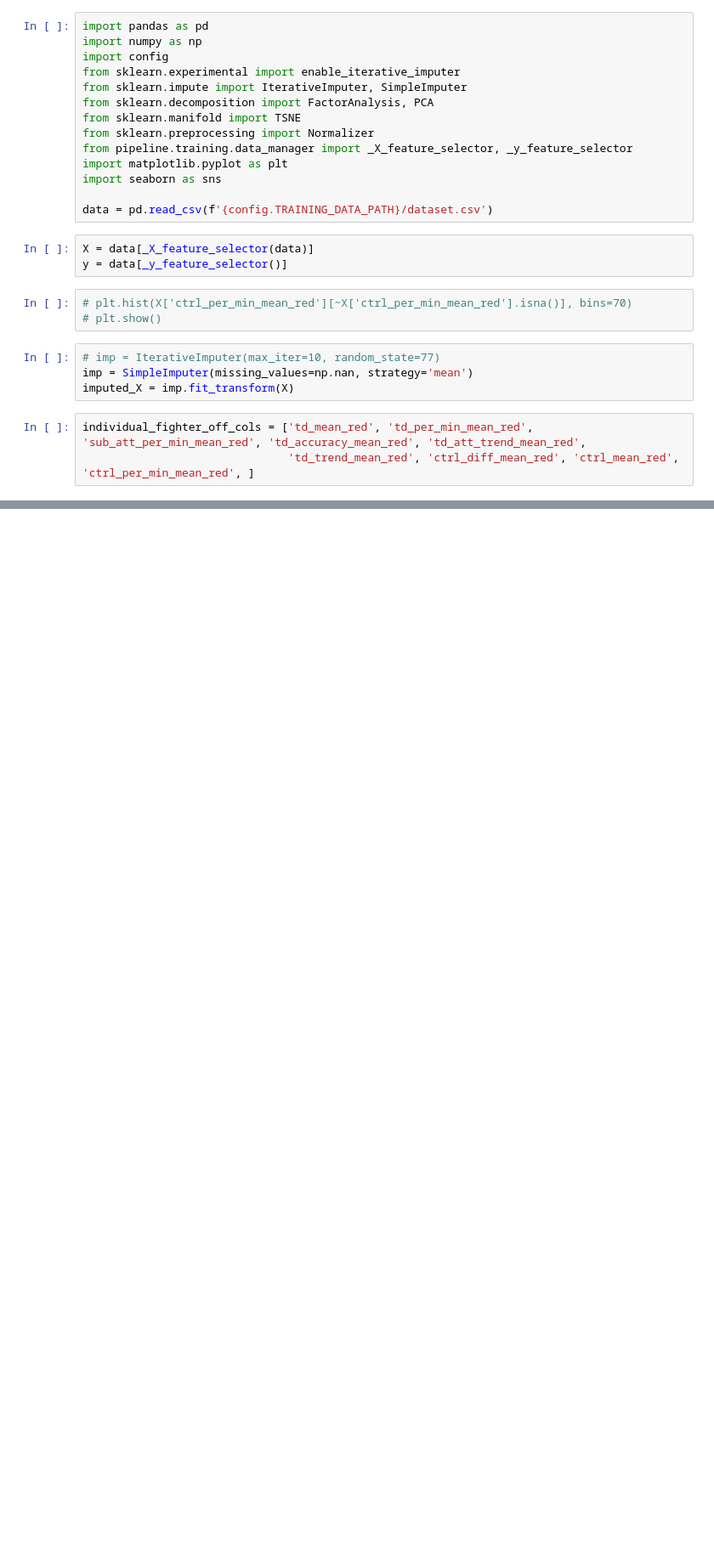
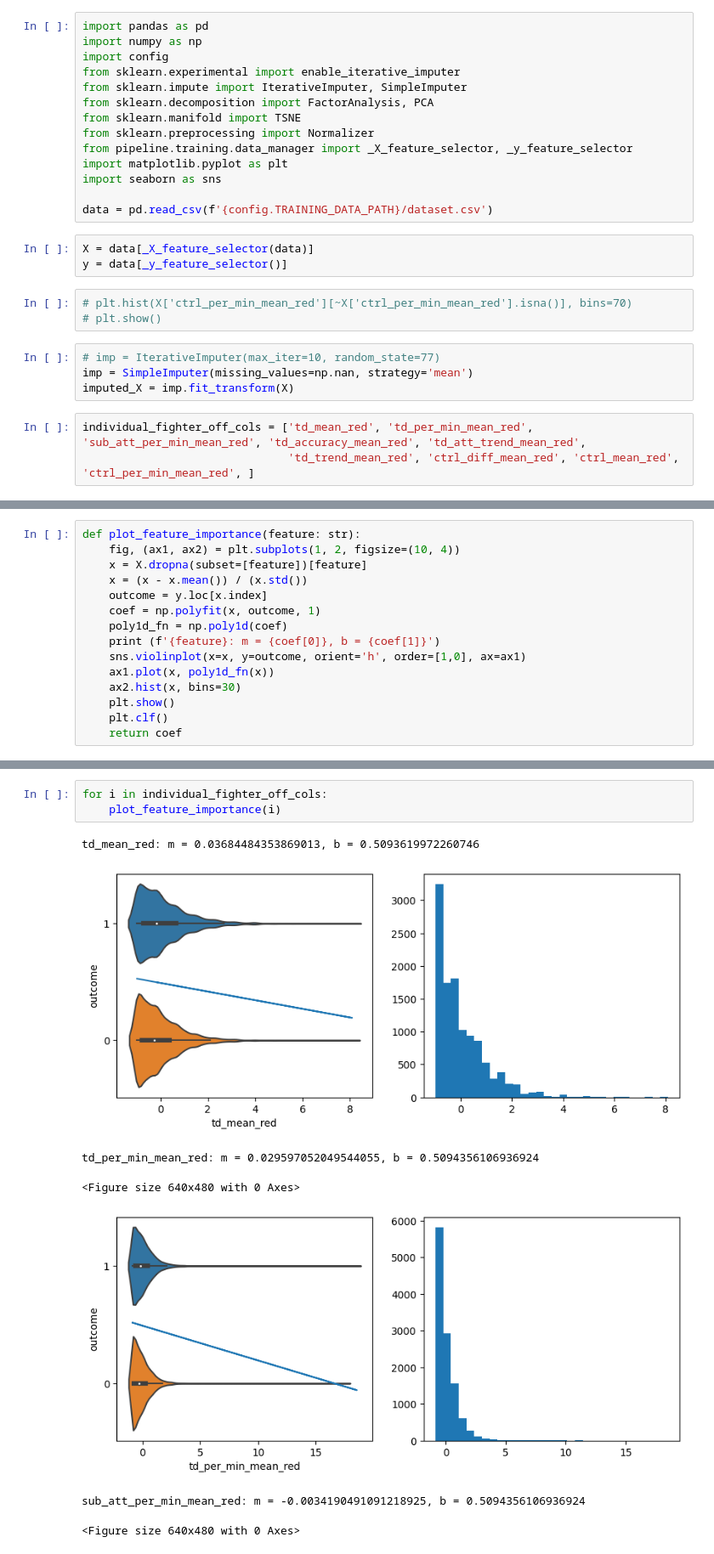
Before and after one commit to mnazzaro/SportsBetting, a Jupyter notebook: source/exploratory_data_analysis.ipynb, the cells around one changed output, grey strips where cells are left out. Shown at 85% size. Cells and saved outputs as stored; diff of their text form; blank space fills up the shorter version.

```diff
--- a/source/exploratory_data_analysis.ipynb
+++ b/source/exploratory_data_analysis.ipynb
@@ -49,0 +46,15 @@ sns.scatterplot(x="comp-1", y="comp-2", hue=tsne_df.y.tolist(),
+# %%
+def plot_feature_importance(feature: str):
+    fig, (ax1, ax2) = plt.subplots(1, 2, figsize=(10, 4))
+    x = X.dropna(subset=[feature])[feature]
+    x = (x - x.mean()) / (x.std())
+    outcome = y.loc[x.index]
+    coef = np.polyfit(x, outcome, 1)
+    poly1d_fn = np.poly1d(coef)
+    print (f'{feature}: m = {coef[0]}, b = {coef[1]}')
+    sns.violinplot(x=x, y=outcome, orient='h', order=[1,0], ax=ax1)
+    ax1.plot(x, poly1d_fn(x))
+    ax2.hist(x, bins=30)
+    plt.show()
+    plt.clf()
+    return coef
@@ -49,0 +83,11 @@ sns.scatterplot(x="comp-1", y="comp-2", hue=tsne_df.y.tolist(),
+# %%
+for i in individual_fighter_off_cols:
+    plot_feature_importance(i)
+# %% [output]
+td_mean_red: m = 0.03684484353869013, b = 0.5093619972260746
+[figure, added]
+td_per_min_mean_red: m = 0.029597052049544055, b = 0.5094356106936924
+<Figure size 640x480 with 0 Axes>
+[figure, added]
+sub_att_per_min_mean_red: m = -0.0034190491091218925, b = 0.5094356106936924
+<Figure size 640x480 with 0 Axes>
```
Also changed, not shown: parts of 5 cells of this notebook, 4 other files.
